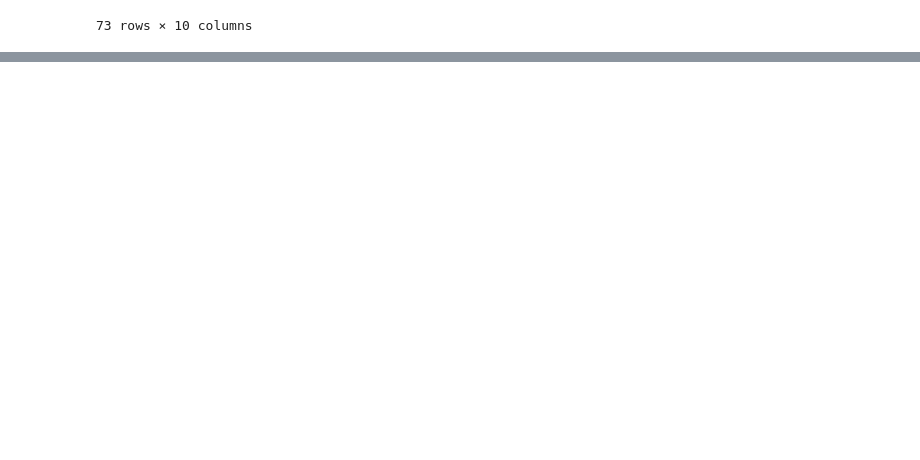
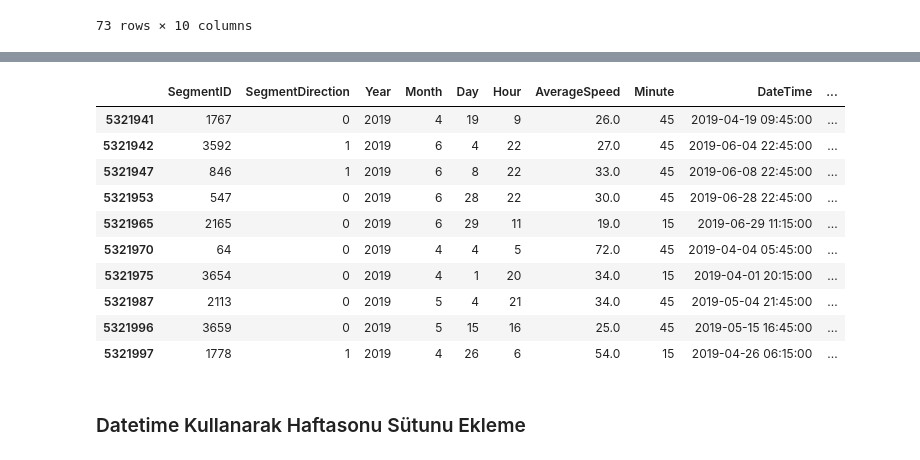
Before and after one commit to mdurmuss/data-engineering-final-project, a Jupyter notebook: main.ipynb, the cells around one changed output, grey strips where cells are left out. Drawn from its saved outputs; the diff is of its cells as text; code cells hidden in the pictures; blank space fills up the shorter version.

Commit message:
created dateTime for holidays, weekends. :zap:

```diff
--- a/main.ipynb
+++ b/main.ipynb
@@ -147,0 +178,5 @@ result.loc[result['yol_adi'].str.contains("BARBAROS")].reset_index(drop=True)
+# %%
+GRPdict = {"0-30DK": 15 , "30-60DK": 45}
+df['Minute'] = df['Minute'].apply(lambda x : GRPdict[x])
+
+df.head()
@@ -147,0 +192,3 @@ result.loc[result['yol_adi'].str.contains("BARBAROS")].reset_index(drop=True)
+# %%
+df['DateTime'] = pd.to_datetime(df[['Year','Month','Day','Hour','Minute']])
+df.head()
@@ -147,0 +204,5 @@ result.loc[result['yol_adi'].str.contains("BARBAROS")].reset_index(drop=True)
+# %%
+holidays = pd.read_excel("resmi_tatiller.xlsx")
+holiday_dates = list(holidays['tarih'])
+
+holiday_dates
@@ -147,0 +217,18 @@ result.loc[result['yol_adi'].str.contains("BARBAROS")].reset_index(drop=True)
+# %%
+df['IsHoliday'] = df['DateTime'].apply(lambda x : True if str(x.date()) in holiday_dates else False)
+# %%
+df.tail(10)
+# %% [output]
+|  | SegmentID | SegmentDirection | Year | Month | Day | Hour | AverageSpeed | Minute | DateTime | ... |
+| 5321941 | 1767 | 0 | 2019 | 4 | 19 | 9 | 26.0 | 45 | 2019-04-19 09:45:00 | ... |
+| 5321942 | 3592 | 1 | 2019 | 6 | 4 | 22 | 27.0 | 45 | 2019-06-04 22:45:00 | ... |
+| 5321947 | 846 | 1 | 2019 | 6 | 8 | 22 | 33.0 | 45 | 2019-06-08 22:45:00 | ... |
+| 5321953 | 547 | 0 | 2019 | 6 | 28 | 22 | 30.0 | 45 | 2019-06-28 22:45:00 | ... |
+| 5321965 | 2165 | 0 | 2019 | 6 | 29 | 11 | 19.0 | 15 | 2019-06-29 11:15:00 | ... |
+| 5321970 | 64 | 0 | 2019 | 4 | 4 | 5 | 72.0 | 45 | 2019-04-04 05:45:00 | ... |
+| 5321975 | 3654 | 0 | 2019 | 4 | 1 | 20 | 34.0 | 15 | 2019-04-01 20:15:00 | ... |
+| 5321987 | 2113 | 0 | 2019 | 5 | 4 | 21 | 34.0 | 45 | 2019-05-04 21:45:00 | ... |
+| 5321996 | 3659 | 0 | 2019 | 5 | 15 | 16 | 25.0 | 45 | 2019-05-15 16:45:00 | ... |
+| 5321997 | 1778 | 1 | 2019 | 4 | 26 | 6 | 54.0 | 15 | 2019-04-26 06:15:00 | ... |
+# %% [markdown]
+### Datetime Kullanarak Haftasonu Sütunu Ekleme
```
Also changed, not shown: parts of 15 cells of this notebook.
